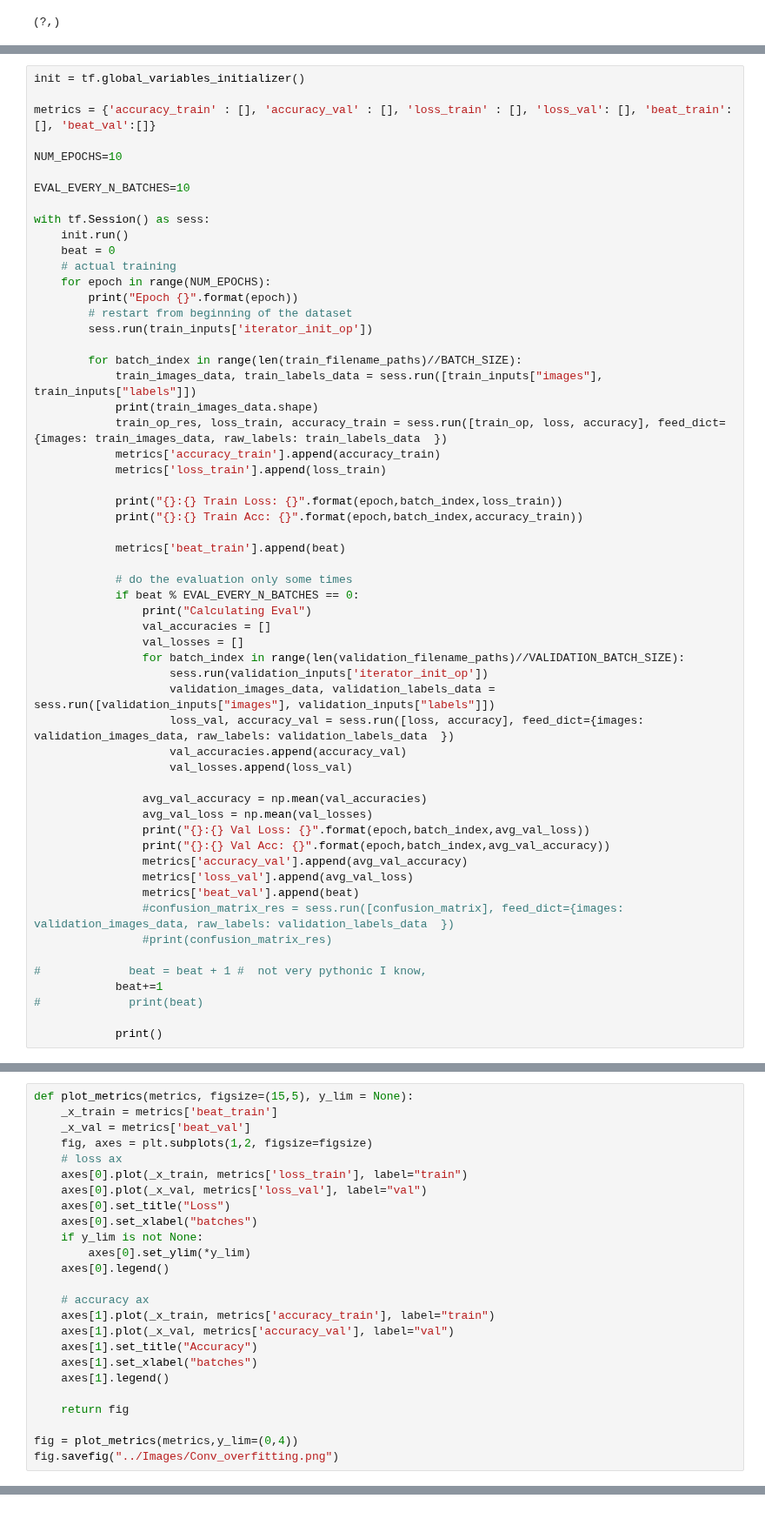
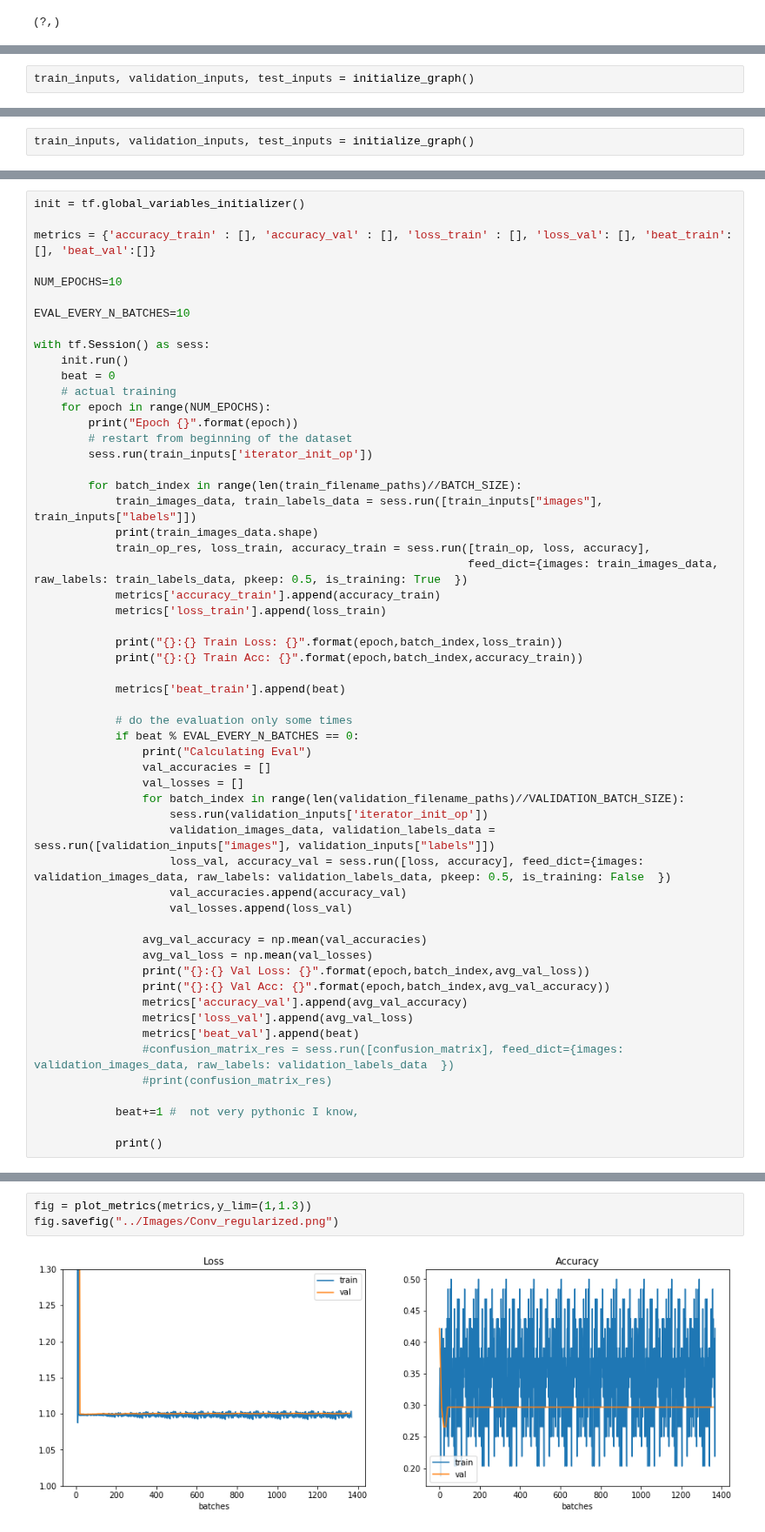
Before and after one commit to EWouters/Large-Scale-Machine-Learning-and-Deep-Learning---ID-2223, a Jupyter notebook: Lab/Final Project/Code/ScalableFinal.ipynb, the cells around one changed output, grey strips where cells are left out. Shown at 87% size. Saved outputs shown, nothing was run; the diff lists cells and outputs as text.

```diff
--- a/Lab/Final Project/Code/ScalableFinal.ipynb
+++ b/Lab/Final Project/Code/ScalableFinal.ipynb
@@ -555,0 +595,2 @@ So, the first results of the simple MLP with 100 hidden units gives a very insta
+# %%
+train_inputs, validation_inputs, test_inputs = initialize_graph()
@@ -559,0 +798,2 @@ reset_graph()
+# %%
+train_inputs, validation_inputs, test_inputs = initialize_graph()
@@ -677,7 +939,8 @@ with tf.Session() as sess:
         for batch_index in range(len(train_filename_paths)//BATCH_SIZE):
             train_images_data, train_labels_data = sess.run([train_inputs["images"], train_inputs["labels"]])
             print(train_images_data.shape)
-            train_op_res, loss_train, accuracy_train = sess.run([train_op, loss, accuracy], feed_dict={images: train_images_data, raw_labels: train_labels_data  })
+            train_op_res, loss_train, accuracy_train = sess.run([train_op, loss, accuracy],
+                                                                feed_dict={images: train_images_data, raw_labels: train_labels_data, pkeep: 0.5, is_training: True  })
             metrics['accuracy_train'].append(accuracy_train)
             metrics['loss_train'].append(loss_train)
 
@@ -694,7 +957,7 @@ with tf.Session() as sess:
                 for batch_index in range(len(validation_filename_paths)//VALIDATION_BATCH_SIZE):
                     sess.run(validation_inputs['iterator_init_op'])
                     validation_images_data, validation_labels_data = sess.run([validation_inputs["images"], validation_inputs["labels"]])
-                    loss_val, accuracy_val = sess.run([loss, accuracy], feed_dict={images: validation_images_data, raw_labels: validation_labels_data  })
+                    loss_val, accuracy_val = sess.run([loss, accuracy], feed_dict={images: validation_images_data, raw_labels: validation_labels_data, pkeep: 0.5, is_training: False  })
                     val_accuracies.append(accuracy_val)
                     val_losses.append(loss_val)
 
@@ -708,9 +971,7 @@ with tf.Session() as sess:
                 #confusion_matrix_res = sess.run([confusion_matrix], feed_dict={images: validation_images_data, raw_labels: validation_labels_data  })
                 #print(confusion_matrix_res)
 
-#             beat = beat + 1 #  not very pythonic I know,
-            beat+=1
-#             print(beat)
+            beat+=1 #  not very pythonic I know,
 
             print()
 # %% [output]
@@ -741,25 +994,0 @@ plt.plot(range(len(values)), values)
-# %%
-def plot_metrics(metrics, figsize=(15,5), y_lim = None):
-    _x_train = metrics['beat_train']
-    _x_val = metrics['beat_val']
-    fig, axes = plt.subplots(1,2, figsize=figsize)
-    # loss ax
-    axes[0].plot(_x_train, metrics['loss_train'], label="train")
-    axes[0].plot(_x_val, metrics['loss_val'], label="val")
-    axes[0].set_title("Loss")
-    axes[0].set_xlabel("batches")
-    if y_lim is not None:
-        axes[0].set_ylim(*y_lim)
-    axes[0].legend()
-
-    # accuracy ax
-    axes[1].plot(_x_train, metrics['accuracy_train'], label="train")
-    axes[1].plot(_x_val, metrics['accuracy_val'], label="val")
-    axes[1].set_title("Accuracy")
-    axes[1].set_xlabel("batches")
-    axes[1].legend()
-
-    return fig
-
-fig = plot_metrics(metrics,y_lim=(0,4))
-fig.savefig("../Images/Conv_overfitting.png")
@@ -767,0 +995,5 @@ fig.savefig("../Images/Conv_overfitting.png")
+# %%
+fig = plot_metrics(metrics,y_lim=(1,1.3))
+fig.savefig("../Images/Conv_regularized.png")
+# %% [output]
+[figure, added]
```
Also changed, not shown: parts of 44 cells of this notebook, 1 other file.
